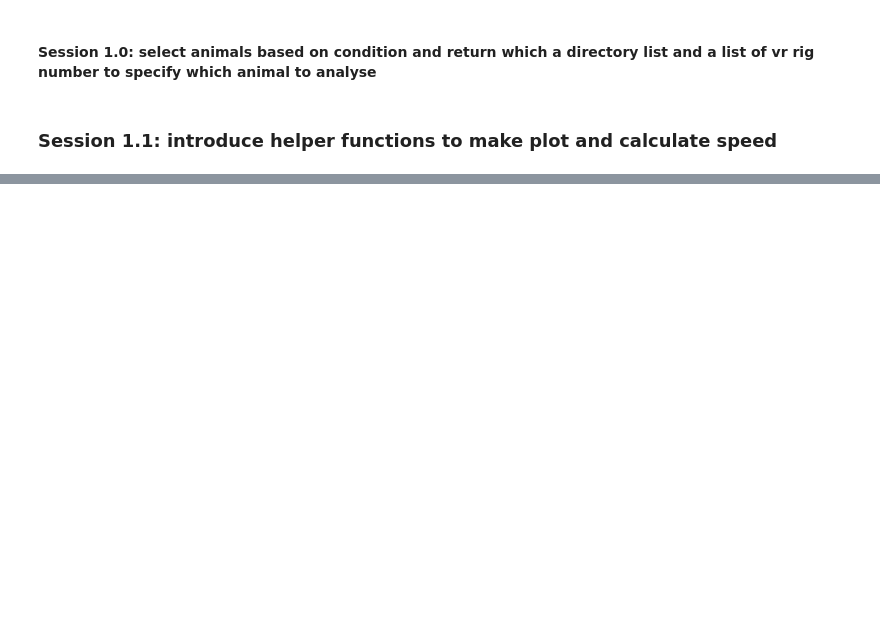
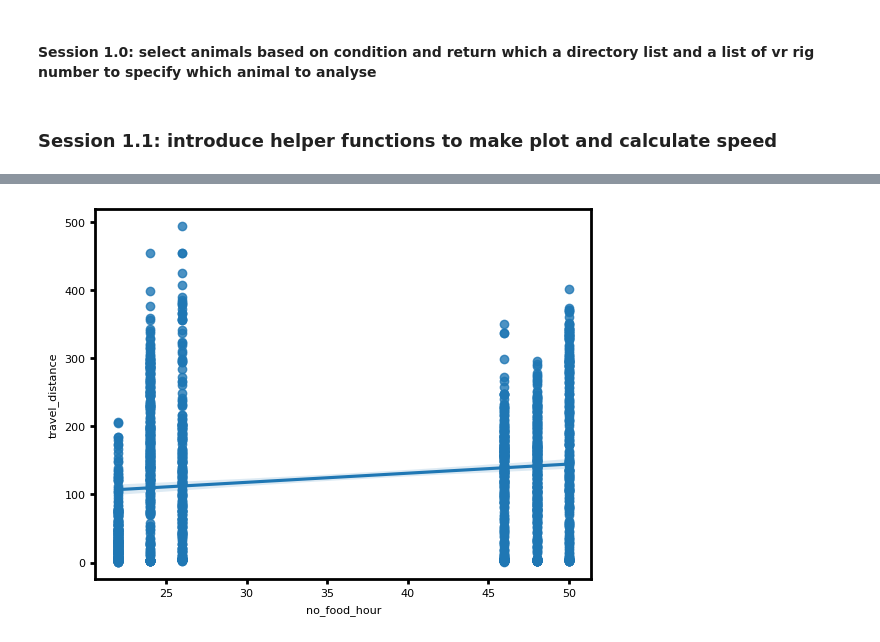
Before and after one commit to chiyu1203/UnityDataAnalysis, a Jupyter notebook: preference_analysis.ipynb, the cells around one changed output, grey strips where cells are left out. Cells and saved outputs as stored; diff of their text form; code cells hidden in the pictures; blank space fills up the shorter version.

```diff
--- a/preference_analysis.ipynb
+++ b/preference_analysis.ipynb
@@ -395,0 +423,5 @@ plot_preference_index(left_right_preference_across_animals,exp_con_preference_ac
+# %%
+sns.regplot(data=all_evaluation, x='no_food_hour', y='travel_distance')
+plt.show()
+# %% [output]
+[figure, added]
```
Also changed, not shown: parts of 10 cells of this notebook, 2 other files.
